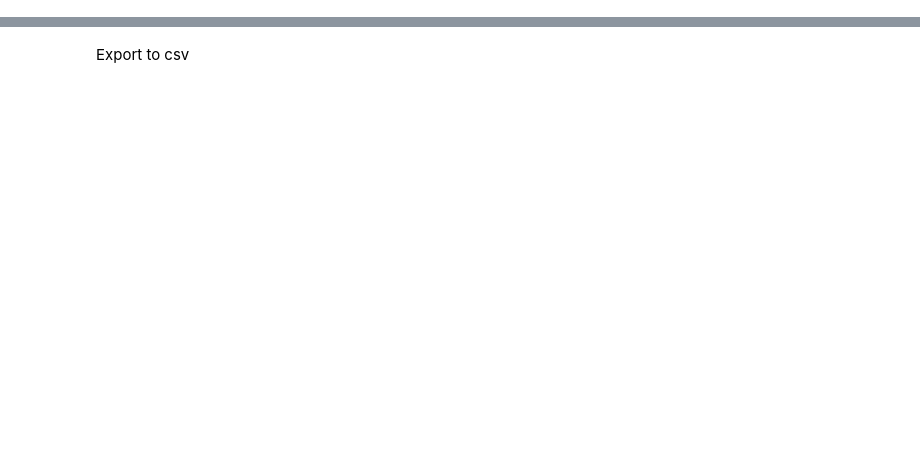
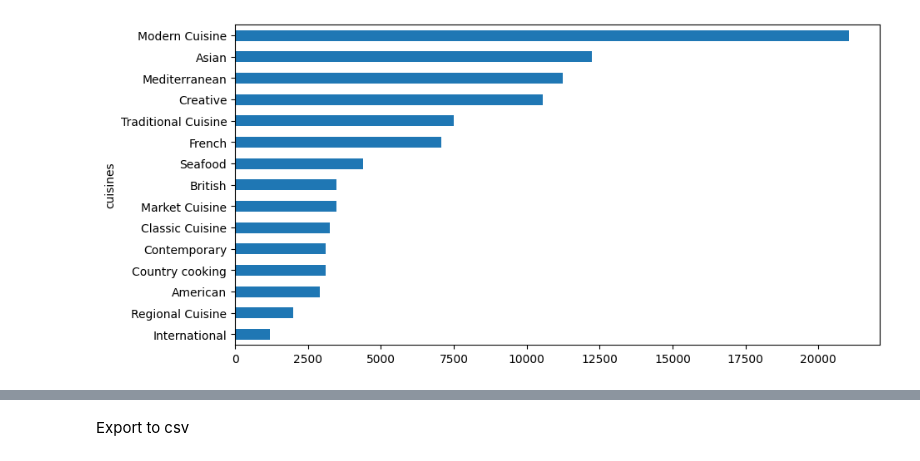
Before and after one commit to StefHerregods/AdvancedAnalytics_projects, a Jupyter notebook: assignment-2/preprocessing.ipynb, the cells around one changed output, grey strips where cells are left out. Cells and saved outputs as stored; diff of their text form; code cells hidden in the pictures; blank space fills up the shorter version.

Commit message:
Merge cuisines to reduce classes

```diff
--- a/assignment-2/preprocessing.ipynb
+++ b/assignment-2/preprocessing.ipynb
@@ -35,20 +35,0 @@ Filtering out low frequency cuisines
-# %%
-# List of all cuisines
-cuisines = pd.concat([df['cuisines_1'], df['cuisines_2']])
-cuisines.dropna(inplace=True)
-
-# Plot cuisines with more than 500 entries
-import matplotlib.pyplot as plt
-plt.figure(figsize=(10, 5))
-cuisines.value_counts()[cuisines.value_counts() > 500].plot(kind='bar')
-plt.show()
-
-# List all unique cuisines with more than 500 entries
-top_cuisines = cuisines.value_counts()[cuisines.value_counts() > 500].index.tolist()
-
-# Filter dataframe to only include top cuisines (or NaN for second cuisine if it's missing)
-df = df[(df['cuisines_1'].isin(top_cuisines)) & ((df['cuisines_2'].isin(top_cuisines)) | (df['cuisines_2'].isna()))].copy()
-df.reset_index(drop=True, inplace=True)
-
-# Unique cuisine count
-print(len(pd.concat([df['cuisines_1'], df['cuisines_2']]).unique()))
@@ -57,0 +39,64 @@ print(len(pd.concat([df['cuisines_1'], df['cuisines_2']]).unique()))
+# %%
+# Create final cuisines column
+df['cuisines'] = df['cuisines_1']
+
+# Replace cuisines with value from cuisines_2 for the most common/vague cuisines
+df.loc[(df['cuisines_1'] == 'Contemporary') & (df['cuisines_2'].isna() == False), 'cuisines'] = df['cuisines_2']
+df.loc[(df['cuisines_1'] == 'International') & (df['cuisines_2'].isna() == False), 'cuisines'] = df['cuisines_2']
+df.loc[(df['cuisines_1'] == 'Modern Cuisine') & (df['cuisines_2'].isna() == False), 'cuisines'] = df['cuisines_2']
+
+# Merge Mediterranean cuisines
+df.loc[(df['cuisines'] == 'Italian') |
+       (df['cuisines'] == 'Italian Contemporary') |
+       (df['cuisines'] == 'Piedmontese') |
+       (df['cuisines'] == 'Tuscan') |
+       (df['cuisines'] == 'Spanish') |
+       (df['cuisines'] == 'Greek') |
+       (df['cuisines'] == 'Sicilian') |
+       (df['cuisines'] == 'Mediterranean Cuisine'), 'cuisines'] = 'Mediterranean'
+
+# Merge French cuisines
+df.loc[(df['cuisines'] == 'French') |
+       (df['cuisines'] == 'Creative French') |
+       (df['cuisines'] == 'Classic French') |
+       (df['cuisines'] == 'Modern French') |
+       (df['cuisines'] == 'French Contemporary'), 'cuisines'] = 'French'
+
+# Merge Asian cuisines
+df.loc[(df['cuisines'] == 'Japanese') |
+       (df['cuisines'] == 'Japanese Contemporary') |
+       (df['cuisines'] == 'Cantonese') |
+       (df['cuisines'] == 'Thai') |
+       (df['cuisines'] == 'Indian') |
+       (df['cuisines'] == 'Chinese') |
+       (df['cuisines'] == 'Sushi') |
+       (df['cuisines'] == 'Vietnamese') |
+       (df['cuisines'] == 'Korean') |
+       (df['cuisines'] == 'Shanghainese') |
+       (df['cuisines'] == 'Taiwanese') |
+       (df['cuisines'] == 'Sichuan') |
+       (df['cuisines'] == 'Asian'), 'cuisines'] = 'Asian'
+
+# Merge American cuisines
+df.loc[(df['cuisines'] == 'American') |
+       (df['cuisines'] == 'American Contemporary') |
+       (df['cuisines'] == 'Mexican') |
+       (df['cuisines'] == 'Californian'), 'cuisines'] = 'American'
+
+# Merge British cuisines
+df.loc[(df['cuisines'] == 'Modern British') |
+       (df['cuisines'] == 'Traditional British'), 'cuisines'] = 'British'
+
+# Merge innovative and creative cuisines
+df.loc[(df['cuisines'] == 'Innovative') |
+       (df['cuisines'] == 'Creative'), 'cuisines'] = 'Creative'
+
+
+# Plot most common cuisines
+import matplotlib.pyplot as plt
+
+plt.figure(figsize=(10, 5))
+df['cuisines'].value_counts().sort_values(ascending=True)[-15:].plot(kind='barh')
+plt.show()
+# %% [output]
+[figure, added]
```
Also changed, not shown: parts of 11 cells of this notebook, 2 other files.
